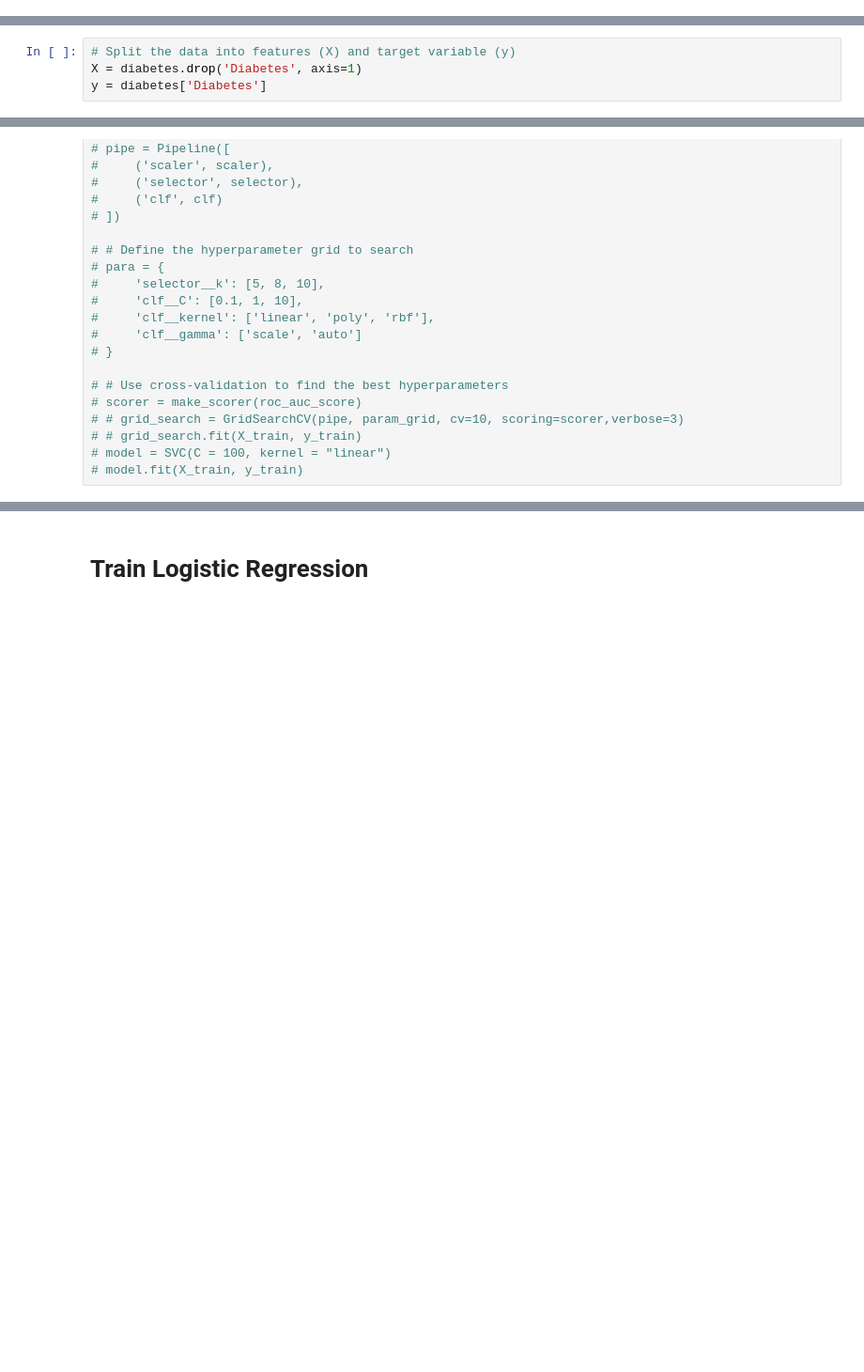
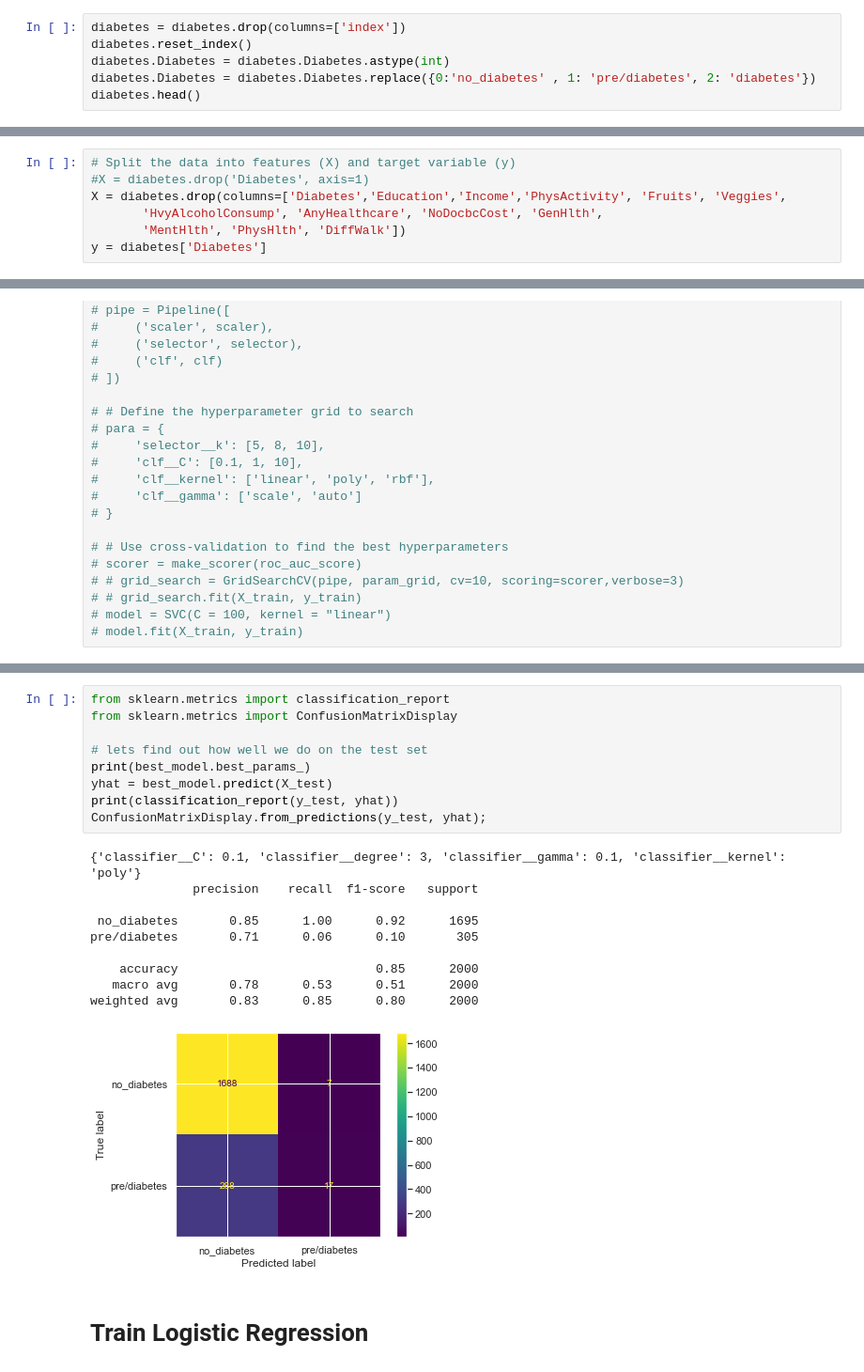
Before and after one commit to COGS118A/Group029-Wi23, a Jupyter notebook: CheckpointGroup029-Wi23.ipynb, the cells around one changed output, grey strips where cells are left out. Shown at 94% size. Drawn from its saved outputs; the diff is of its cells as text; blank space fills up the shorter version.

```diff
--- a/CheckpointGroup029-Wi23.ipynb
+++ b/CheckpointGroup029-Wi23.ipynb
@@ -328,3 +378,9 @@ diabetes.describe()
 # %%
 # First use partial dataset to test our model
 diabetes = diabetes.sample(random_state = 888, n = 10000)
+# %%
+diabetes = diabetes.drop(columns=['index'])
+diabetes.reset_index()
+diabetes.Diabetes = diabetes.Diabetes.astype(int)
+diabetes.Diabetes = diabetes.Diabetes.replace({0:'no_diabetes' , 1: 'pre/diabetes', 2: 'diabetes'})
+diabetes.head()
@@ -331,6 +402,9 @@ diabetes = diabetes.sample(random_state = 888, n = 10000)
 # %%
 # Split the data into features (X) and target variable (y)
-X = diabetes.drop('Diabetes', axis=1)
+#X = diabetes.drop('Diabetes', axis=1)
+X = diabetes.drop(columns=['Diabetes','Education','Income','PhysActivity', 'Fruits', 'Veggies',
+       'HvyAlcoholConsump', 'AnyHealthcare', 'NoDocbcCost', 'GenHlth',
+       'MentHlth', 'PhysHlth', 'DiffWalk'])
 y = diabetes['Diabetes']
 # %% [markdown]
 # Train-test split
@@ -396,3 +526,23 @@ plt.show()
+# %%
+from sklearn.metrics import classification_report
+from sklearn.metrics import ConfusionMatrixDisplay
+
+# lets find out how well we do on the test set
+print(best_model.best_params_)
+yhat = best_model.predict(X_test)
+print(classification_report(y_test, yhat))
+ConfusionMatrixDisplay.from_predictions(y_test, yhat);
+# %% [output]
+{'classifier__C': 0.1, 'classifier__degree': 3, 'classifier__gamma': 0.1, 'classifier__kernel': 'poly'}
+              precision    recall  f1-score   support
+
+ no_diabetes       0.85      1.00      0.92      1695
+pre/diabetes       0.71      0.06      0.10       305
+
+    accuracy                           0.85      2000
+   macro avg       0.78      0.53      0.51      2000
+weighted avg       0.83      0.85      0.80      2000
+[figure, added]
 # %% [markdown]
 # Train Logistic Regression
 # %%
```
Also changed, not shown: parts of 17 cells of this notebook.
